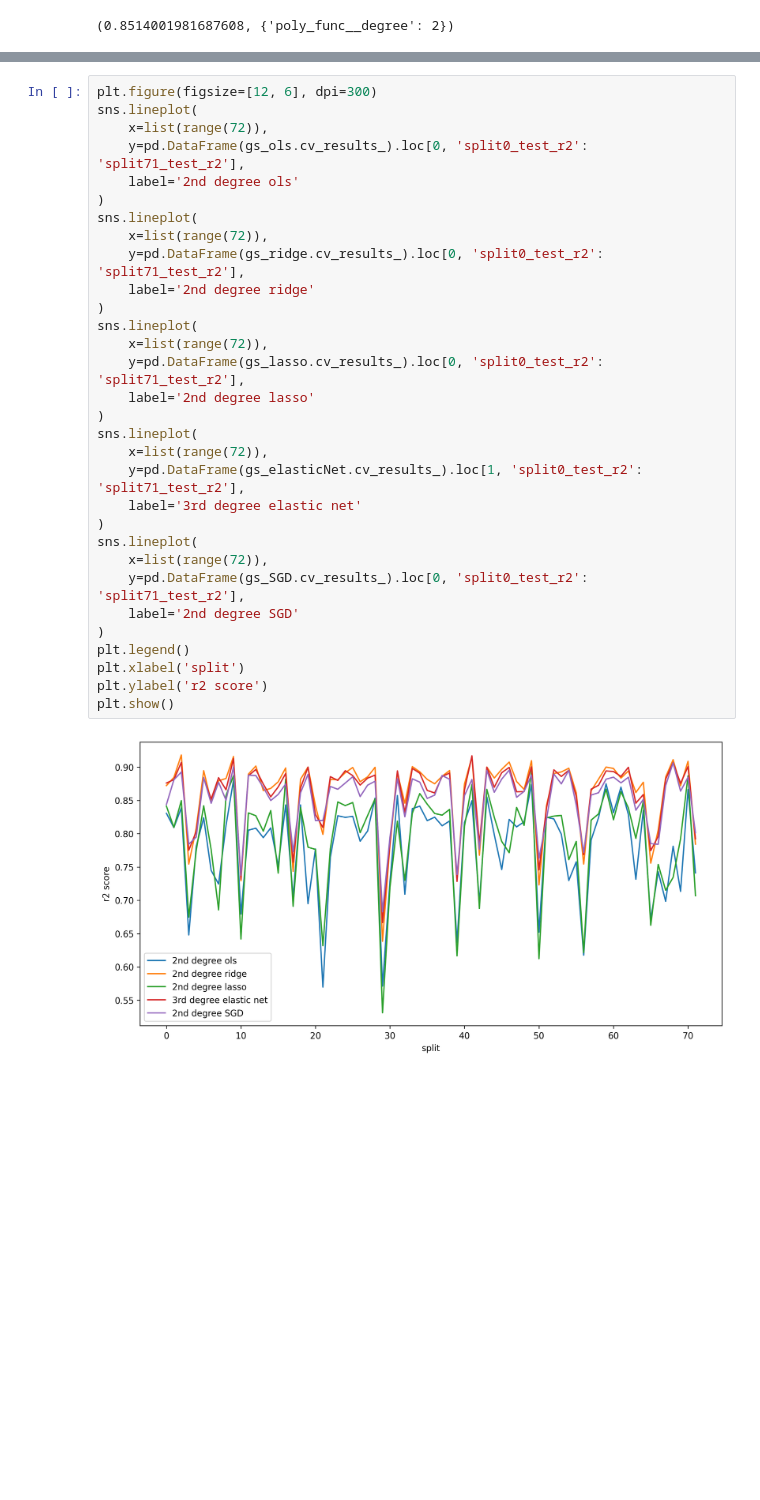
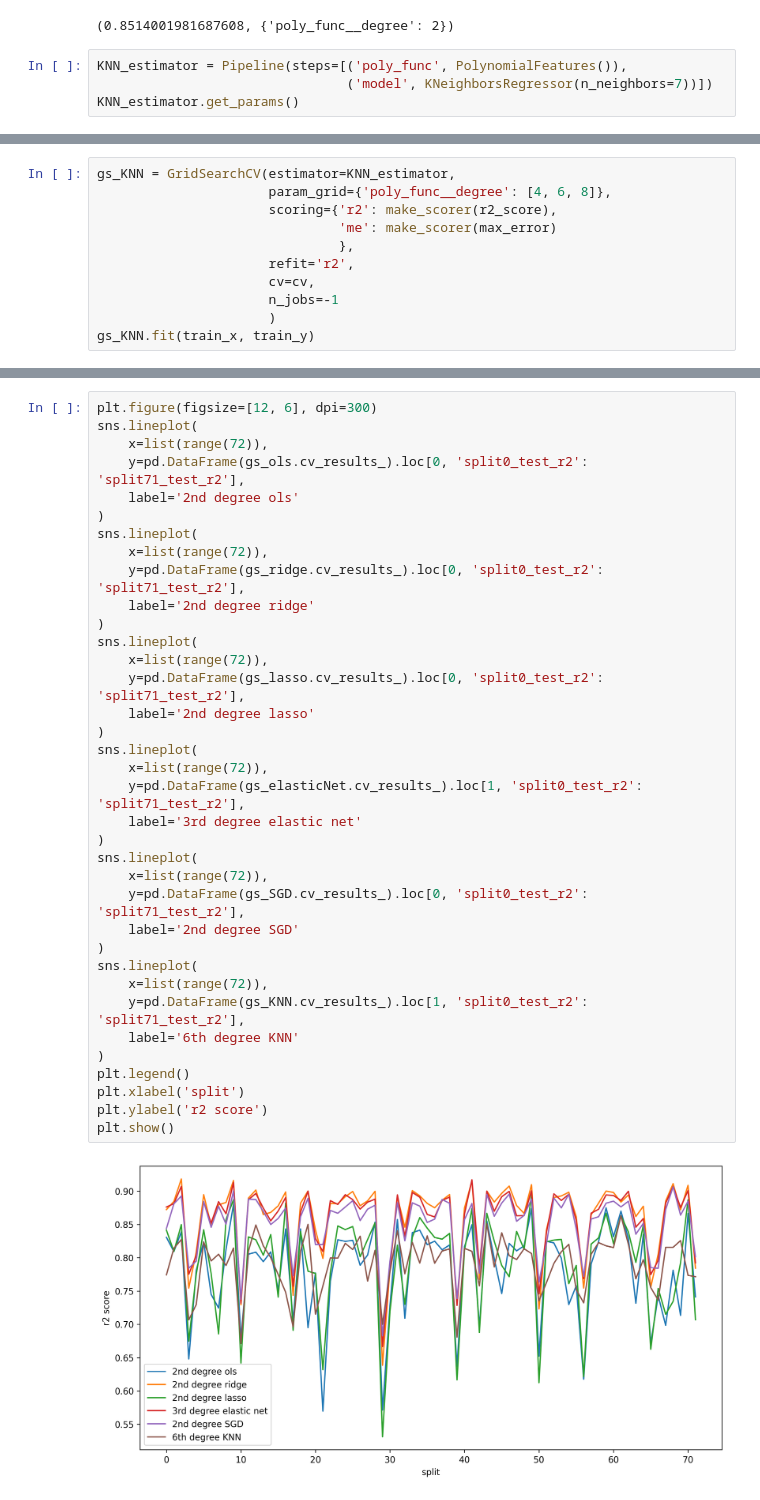
Before and after one commit to ashen007/HousePricePrediction, a Jupyter notebook: model/poly models.ipynb, the cells around one changed output, grey strips where cells are left out. Saved outputs shown, nothing was run; the diff lists cells and outputs as text; blank space fills up the shorter version.

Commit message:
KNN decent polynomial feature models

```diff
--- a/model/poly models.ipynb
+++ b/model/poly models.ipynb
@@ -449,3 +449,7 @@ plt.show()
 gs_SGD.best_score_, gs_SGD.best_params_
 # %% [output]
 (0.8514001981687608, {'poly_func__degree': 2})
+# %%
+KNN_estimator = Pipeline(steps=[('poly_func', PolynomialFeatures()),
+                                ('model', KNeighborsRegressor(n_neighbors=7))])
+KNN_estimator.get_params()
@@ -451,0 +475,11 @@ gs_SGD.best_score_, gs_SGD.best_params_
+# %%
+gs_KNN = GridSearchCV(estimator=KNN_estimator,
+                      param_grid={'poly_func__degree': [4, 6, 8]},
+                      scoring={'r2': make_scorer(r2_score),
+                               'me': make_scorer(max_error)
+                               },
+                      refit='r2',
+                      cv=cv,
+                      n_jobs=-1
+                      )
+gs_KNN.fit(train_x, train_y)
@@ -454,31 +540,36 @@ plt.figure(figsize=[12, 6], dpi=300)
 sns.lineplot(
     x=list(range(72)),
     y=pd.DataFrame(gs_ols.cv_results_).loc[0, 'split0_test_r2': 'split71_test_r2'],
     label='2nd degree ols'
 )
 sns.lineplot(
     x=list(range(72)),
     y=pd.DataFrame(gs_ridge.cv_results_).loc[0, 'split0_test_r2': 'split71_test_r2'],
     label='2nd degree ridge'
 )
 sns.lineplot(
     x=list(range(72)),
     y=pd.DataFrame(gs_lasso.cv_results_).loc[0, 'split0_test_r2': 'split71_test_r2'],
     label='2nd degree lasso'
 )
 sns.lineplot(
     x=list(range(72)),
     y=pd.DataFrame(gs_elasticNet.cv_results_).loc[1, 'split0_test_r2': 'split71_test_r2'],
     label='3rd degree elastic net'
 )
 sns.lineplot(
     x=list(range(72)),
     y=pd.DataFrame(gs_SGD.cv_results_).loc[0, 'split0_test_r2': 'split71_test_r2'],
     label='2nd degree SGD'
 )
+sns.lineplot(
+    x=list(range(72)),
+    y=pd.DataFrame(gs_KNN.cv_results_).loc[1, 'split0_test_r2': 'split71_test_r2'],
+    label='6th degree KNN'
+)
 plt.legend()
 plt.xlabel('split')
 plt.ylabel('r2 score')
 plt.show()
 # %% [output]
-[figure, old version]
+[figure, new version]
```
Also changed, not shown: parts of 4 cells of this notebook.
